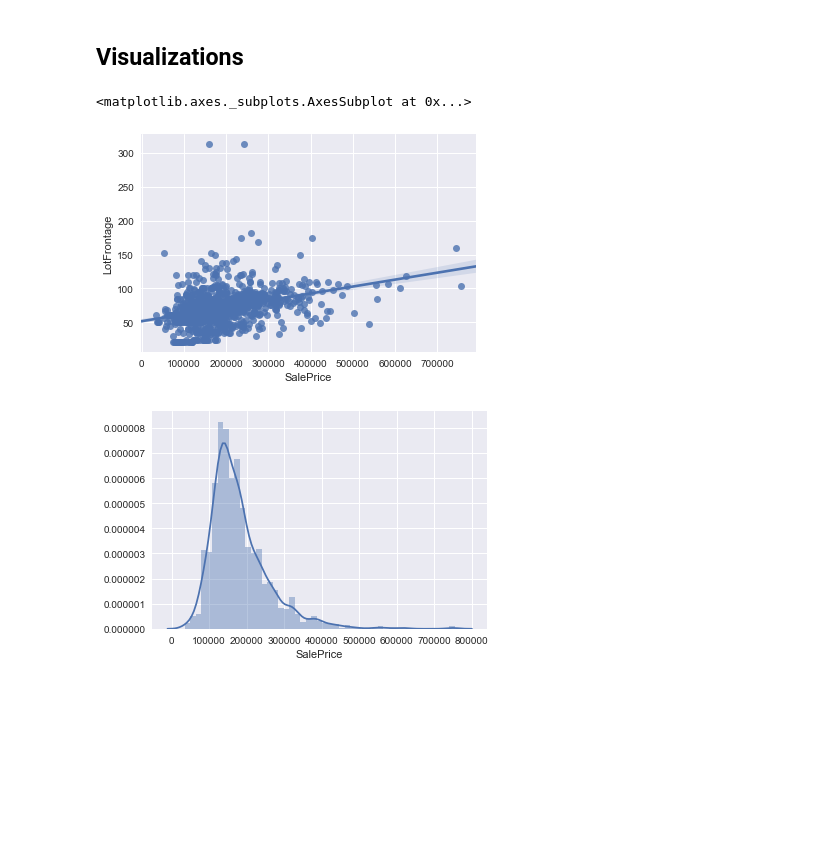
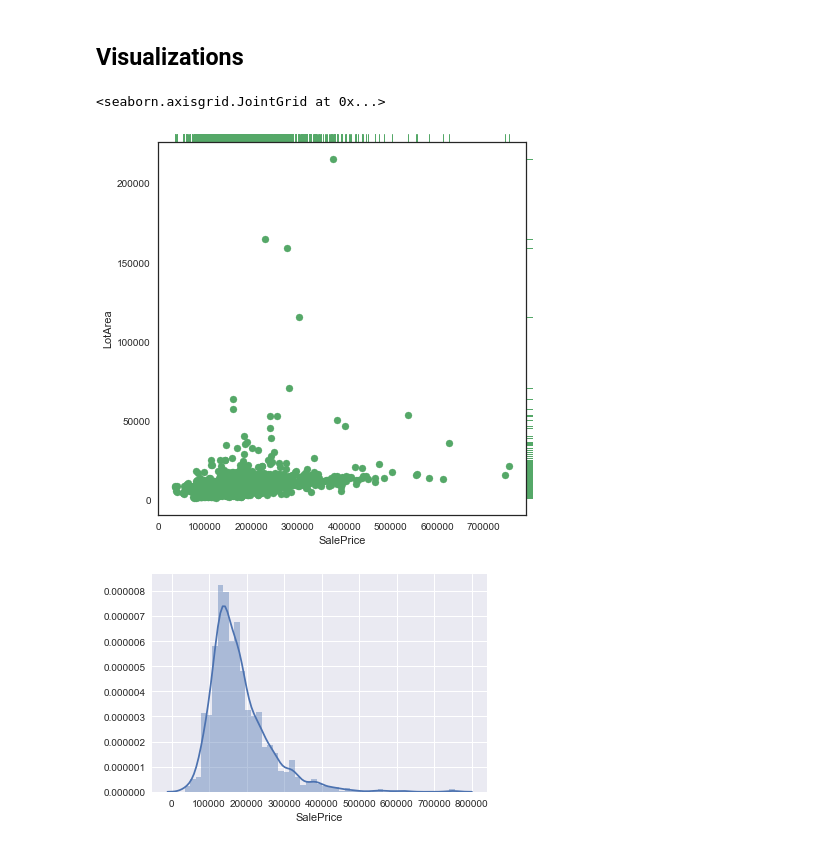
Before and after one commit to DynamitDataScience/kaggle-housing-prices, a Jupyter notebook: source/jupyter/exploringData.ipynb, the cells around one changed output. Cells and saved outputs as stored; diff of their text form; code cells hidden in the pictures; blank space fills up the shorter version.

Commit message:
added scatter/rug plot

```diff
--- a/source/jupyter/exploringData.ipynb
+++ b/source/jupyter/exploringData.ipynb
@@ -9,6 +9,8 @@ This notebook guides you through some basic data exploration techniques.
 import pandas as pd
 import numpy as np
 import seaborn as sns
+import matplotlib.pyplot as plt
+sns.set(style="white", color_codes=True)
 %matplotlib inline
 # FYI hit shift+enter when this block is highlighted to run it
 # other Jupyter hotkeys can be found in the little keyboard icon
@@ -57,13 +59,19 @@ for (index, colname) in enumerate(dataTrain.columns):
 81 : SalePrice
 # %% [markdown]
 ## Visualizations
-# %%
-xcol = "SalePrice"
-ycol = "LotFrontage"
-sns.regplot(x = xcol, y = ycol, data = dataTrain )
-# %% [output]
-<matplotlib.axes._subplots.AxesSubplot at 0x...>
-[figure, removed]
+# %%
+x = "SalePrice"
+y = "LotArea"
+
+# Use JointGrid directly to draw a custom plot
+grid = sns.JointGrid(x, y, space=0, size=6, ratio=50, data = dataTrain)
+grid.plot_joint(plt.scatter, color="g")
+grid.plot_marginals(sns.rugplot, height=1, color="g")
+
+# takes a bit to load
+# %% [output]
+<seaborn.axisgrid.JointGrid at 0x...>
+[figure, added]
 # %%
 sns.distplot(dataTrain['SalePrice']);
 # %% [output]
```
